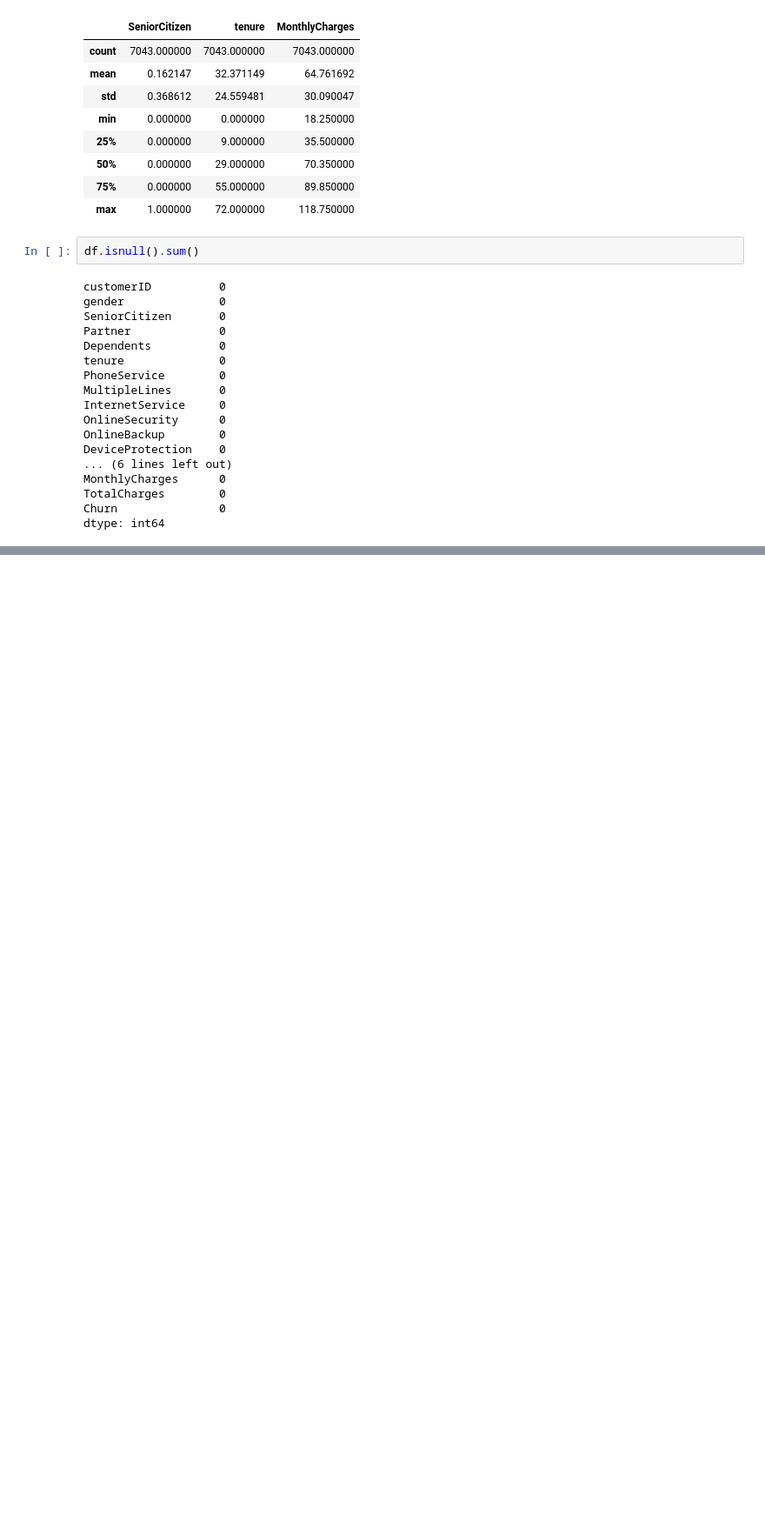
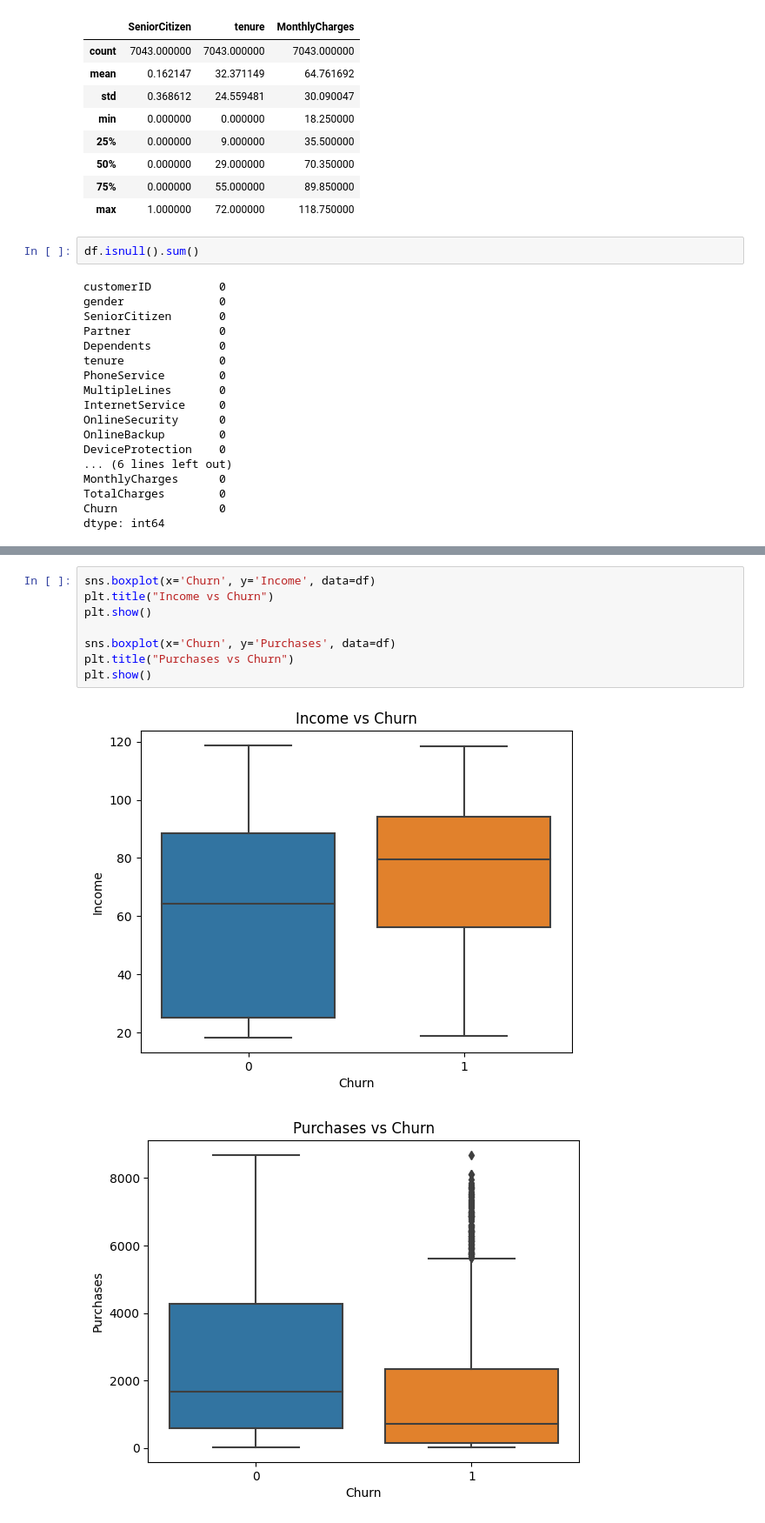
Before and after one commit to Harita2005/customer-churn-ml, a Jupyter notebook: notebooks/01_eda.ipynb, the cells around one changed output, grey strips where cells are left out. Shown at 87% size. Drawn from its saved outputs; the diff is of its cells as text; blank space fills up the shorter version.

```diff
--- a/notebooks/01_eda.ipynb
+++ b/notebooks/01_eda.ipynb
@@ -72 +83,12 @@ TypeError: Cannot convert ['29.85' '1889.5' '108.15' ... '346.45' '306.6' '6844.
+# %%
+sns.boxplot(x='Churn', y='Income', data=df)
+plt.title("Income vs Churn")
+plt.show()
+
+sns.boxplot(x='Churn', y='Purchases', data=df)
+plt.title("Purchases vs Churn")
+plt.show()
+# %% [output]
+[figure, added]
+[figure, added]
 # %%
```
Also changed, not shown: parts of 11 cells of this notebook.
